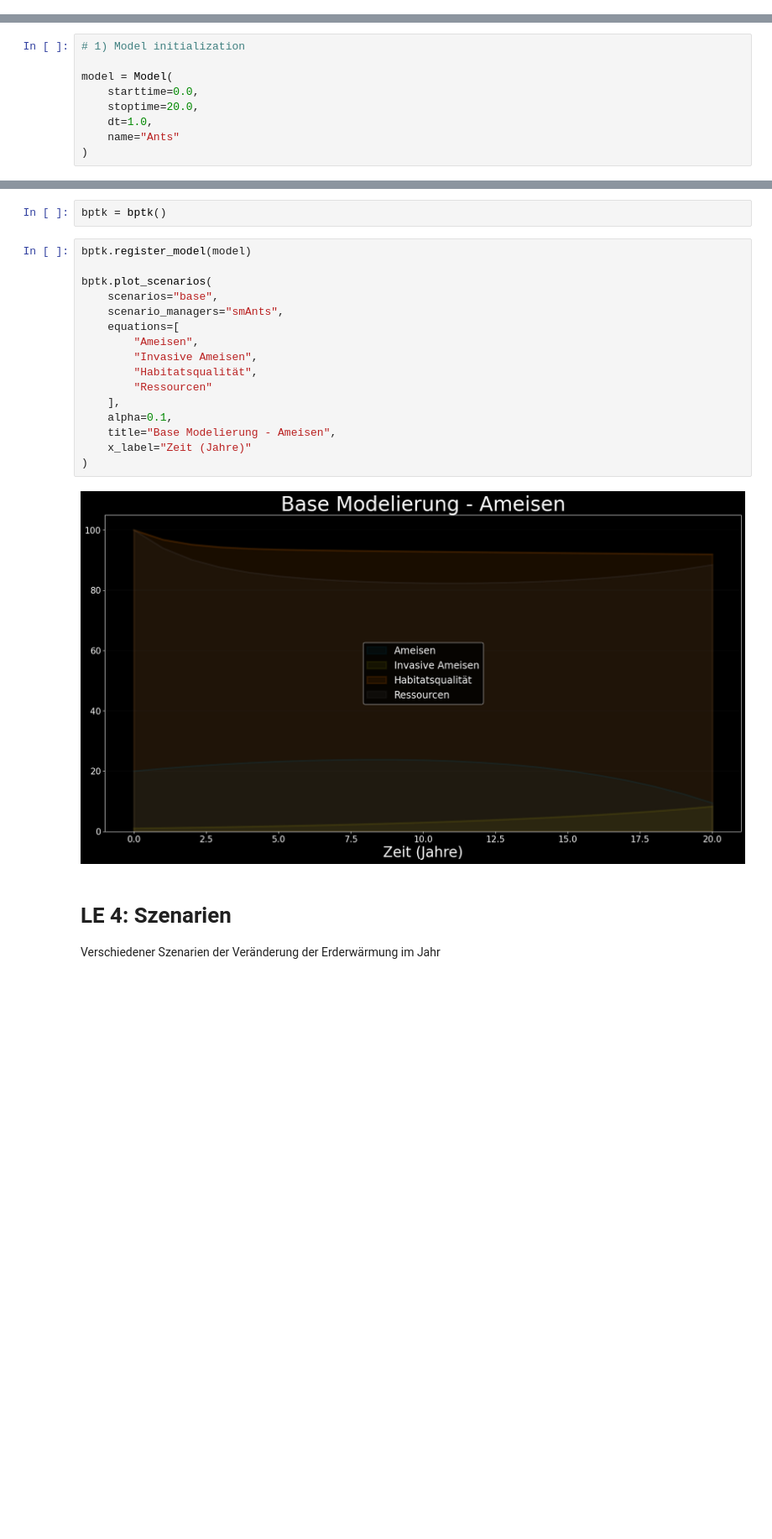
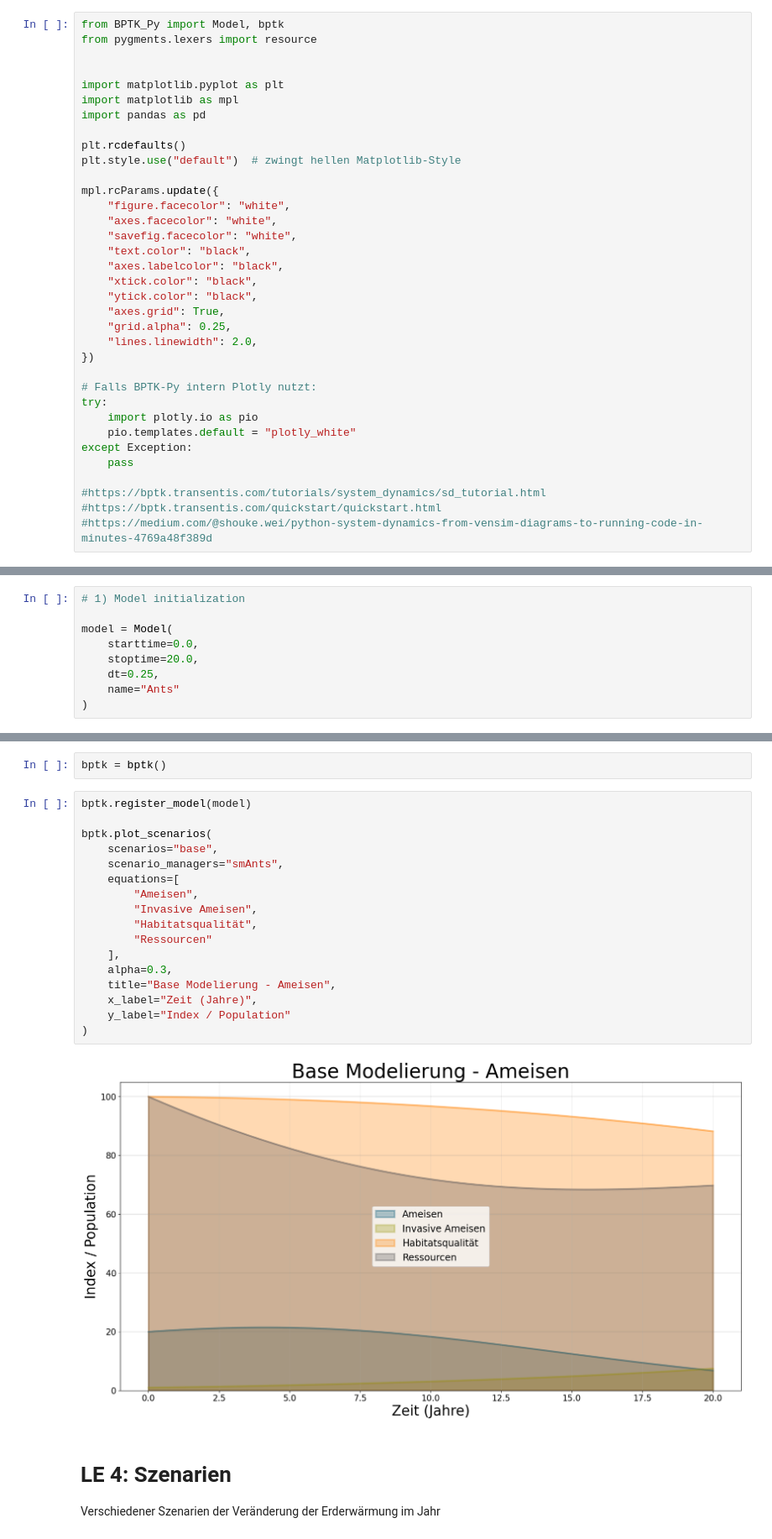
Before and after one commit to c4-hash/mss_ameisen, a Jupyter notebook: Notebooks/Ameisen_SD_BPTK.ipynb, the cells around one changed output, grey strips where cells are left out. Shown at 84% size. Saved outputs shown, nothing was run; the diff lists cells and outputs as text; blank space fills up the shorter version.

```diff
--- a/Notebooks/Ameisen_SD_BPTK.ipynb
+++ b/Notebooks/Ameisen_SD_BPTK.ipynb
@@ -8,3 +309,38 @@ from pygments.lexers import resource
+# %%
+from BPTK_Py import Model, bptk
+from pygments.lexers import resource
+
+
+import matplotlib.pyplot as plt
+import matplotlib as mpl
+import pandas as pd
+
+plt.rcdefaults()
+plt.style.use("default")  # zwingt hellen Matplotlib-Style
+
+mpl.rcParams.update({
+    "figure.facecolor": "white",
+    "axes.facecolor": "white",
+    "savefig.facecolor": "white",
+    "text.color": "black",
+    "axes.labelcolor": "black",
+    "xtick.color": "black",
+    "ytick.color": "black",
+    "axes.grid": True,
+    "grid.alpha": 0.25,
+    "lines.linewidth": 2.0,
+})
+
+# Falls BPTK-Py intern Plotly nutzt:
+try:
+    import plotly.io as pio
+    pio.templates.default = "plotly_white"
+except Exception:
+    pass
+
+#https://bptk.transentis.com/tutorials/system_dynamics/sd_tutorial.html
+#https://bptk.transentis.com/quickstart/quickstart.html
+#https://medium.com/@shouke.wei/python-system-dynamics-from-vensim-diagrams-to-running-code-in-minutes-4769a48f389d
 # %% [markdown]
 # LE 2: Systemdynamiksimulationen
 # %%
@@ -13,7 +349,7 @@ from pygments.lexers import resource
 model = Model(
     starttime=0.0,
     stoptime=20.0,
-    dt=1.0,
+    dt=0.25,
     name="Ants"
 )
 # %%
@@ -101,21 +460,22 @@ bptk = bptk()
 # %%
 bptk.register_model(model)
 
 bptk.plot_scenarios(
     scenarios="base",
     scenario_managers="smAnts",
     equations=[
         "Ameisen",
         "Invasive Ameisen",
         "Habitatsqualität",
         "Ressourcen"
     ],
-    alpha=0.1,
+    alpha=0.3,
     title="Base Modelierung - Ameisen",
-    x_label="Zeit (Jahre)"
+    x_label="Zeit (Jahre)",
+    y_label="Index / Population"
 )
 # %% [output]
-[figure, old version]
+[figure, new version]
 # %% [markdown]
 # LE 4: Szenarien
 Verschiedener Szenarien der Veränderung der Erderwärmung im Jahr
```
Also changed, not shown: parts of 14 cells of this notebook, 3 other files.
